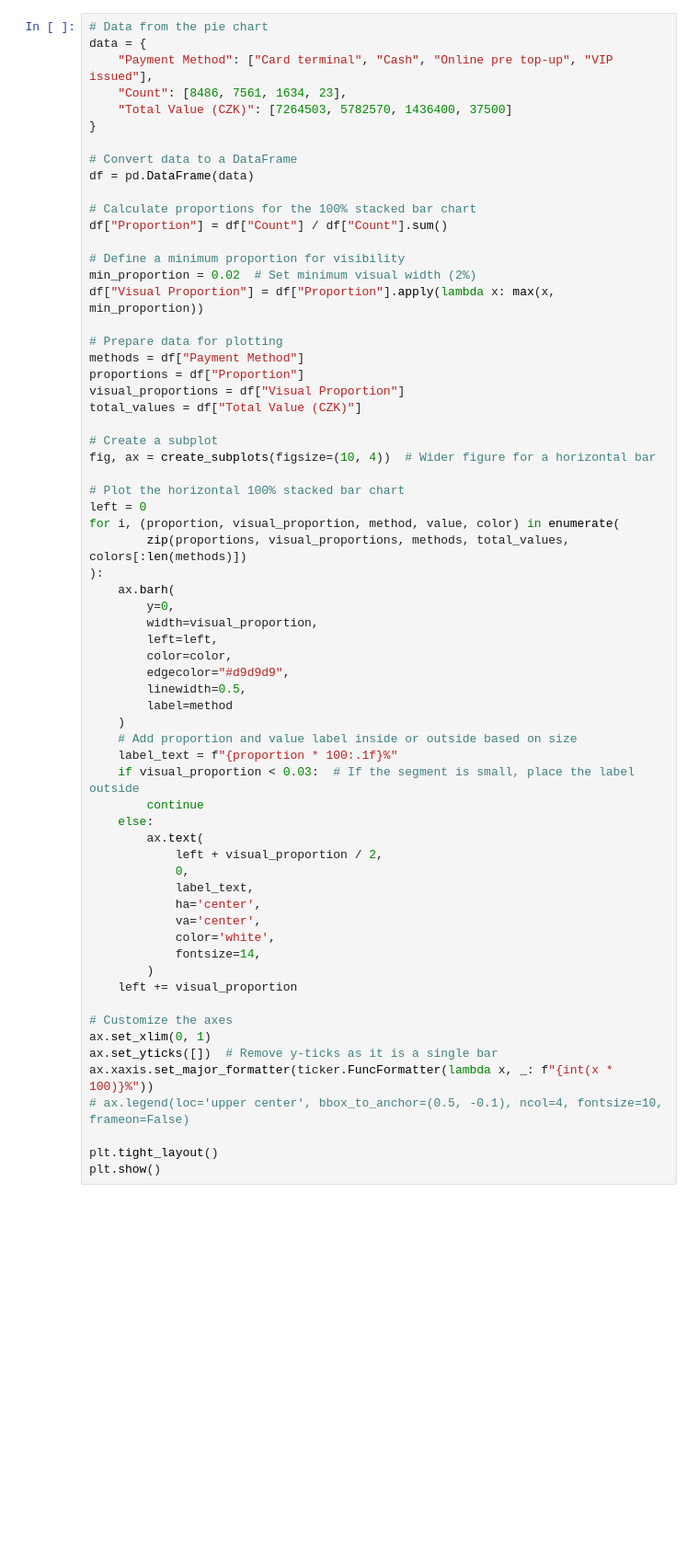
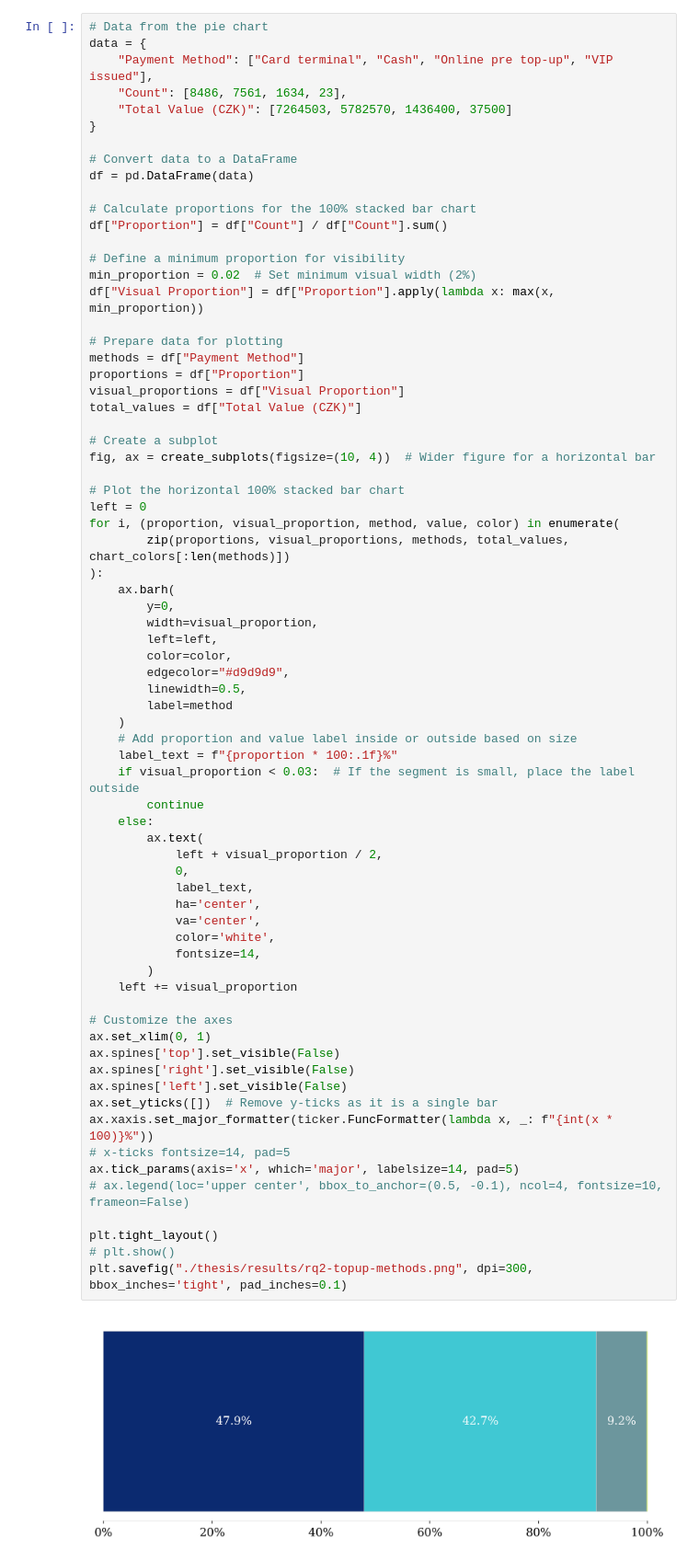
Before and after one commit to filipditrich/master-thesis, a Jupyter notebook: charts.ipynb, the cells around one changed output. Shown: that part at 92% size. Saved outputs shown, nothing was run; the diff lists cells and outputs as text; blank space fills up the shorter version.

Commit message:
feat(thesis): write up Purchase Pattern Analysis subsection of the Customer Analysis section, improve some charts, update color palette
Signed-off-by: filipditrich <ditrich@nfctron.com>

```diff
--- a/charts.ipynb
+++ b/charts.ipynb
@@ -123,41 +124,49 @@ fig, ax = create_subplots(figsize=(10, 4))  # Wider figure for a horizontal bar
 # Plot the horizontal 100% stacked bar chart
 left = 0
 for i, (proportion, visual_proportion, method, value, color) in enumerate(
-		zip(proportions, visual_proportions, methods, total_values, colors[:len(methods)])
+		zip(proportions, visual_proportions, methods, total_values, chart_colors[:len(methods)])
 ):
 	ax.barh(
 		y=0,
 		width=visual_proportion,
 		left=left,
 		color=color,
 		edgecolor="#d9d9d9",
 		linewidth=0.5,
 		label=method
 	)
 	# Add proportion and value label inside or outside based on size
 	label_text = f"{proportion * 100:.1f}%"
 	if visual_proportion < 0.03:  # If the segment is small, place the label outside
 		continue
 	else:
 		ax.text(
 			left + visual_proportion / 2,
 			0,
 			label_text,
 			ha='center',
 			va='center',
 			color='white',
 			fontsize=14,
 		)
 	left += visual_proportion
 
 # Customize the axes
 ax.set_xlim(0, 1)
+ax.spines['top'].set_visible(False)
+ax.spines['right'].set_visible(False)
+ax.spines['left'].set_visible(False)
 ax.set_yticks([])  # Remove y-ticks as it is a single bar
 ax.xaxis.set_major_formatter(ticker.FuncFormatter(lambda x, _: f"{int(x * 100)}%"))
+# x-ticks fontsize=14, pad=5
+ax.tick_params(axis='x', which='major', labelsize=14, pad=5)
 # ax.legend(loc='upper center', bbox_to_anchor=(0.5, -0.1), ncol=4, fontsize=10, frameon=False)
 
 plt.tight_layout()
-plt.show()
+# plt.show()
+plt.savefig("./thesis/results/rq2-topup-methods.png", dpi=300, bbox_inches='tight', pad_inches=0.1)
+# %% [output]
+[figure, added]
 # %%
 import matplotlib.pyplot as plt
 
```
Also changed, not shown: parts of 4 cells of this notebook, 14 other files.
